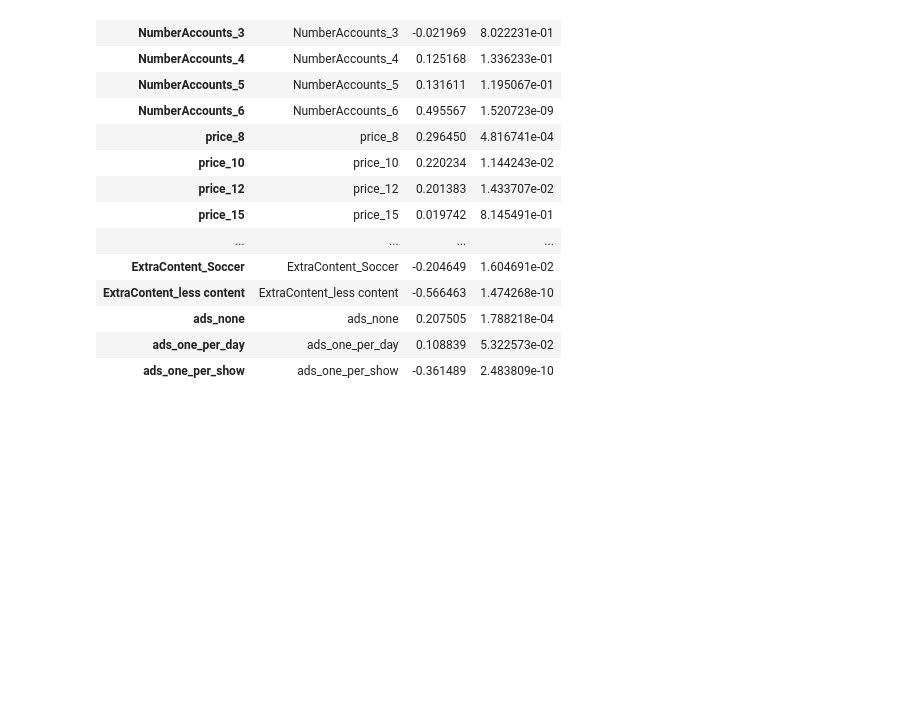
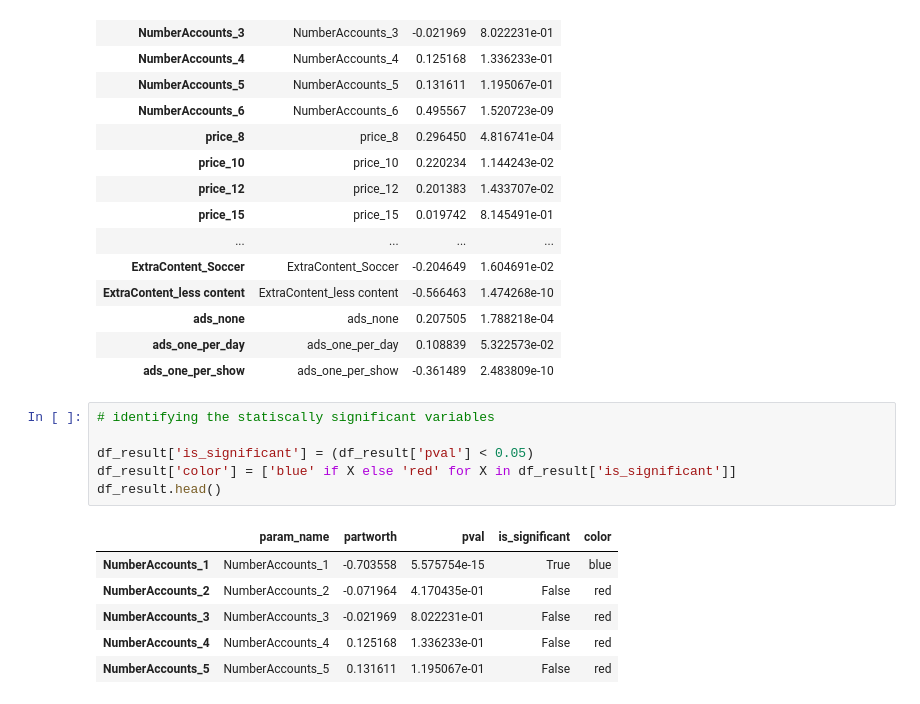
Before and after one commit to jeremysb1/conjoint-analysis, a Jupyter notebook: cbc.ipynb, the cells around one changed output. Cells and saved outputs as stored; diff of their text form; blank space fills up the shorter version.

```diff
--- a/cbc.ipynb
+++ b/cbc.ipynb
@@ -111,6 +111,19 @@ df_result
 | ads_none | ads_none | 0.207505 | 1.788218e-04 |
 | ads_one_per_day | ads_one_per_day | 0.108839 | 5.322573e-02 |
 | ads_one_per_show | ads_one_per_show | -0.361489 | 2.483809e-10 |
+# %%
+# identifying the statiscally significant variables
+
+df_result['is_significant'] = (df_result['pval'] < 0.05)
+df_result['color'] = ['blue' if X else 'red' for X in df_result['is_significant']]
+df_result.head()
+# %% [output]
+|  | param_name | partworth | pval | is_significant | color |
+| NumberAccounts_1 | NumberAccounts_1 | -0.703558 | 5.575754e-15 | True | blue |
+| NumberAccounts_2 | NumberAccounts_2 | -0.071964 | 4.170435e-01 | False | red |
+| NumberAccounts_3 | NumberAccounts_3 | -0.021969 | 8.022231e-01 | False | red |
+| NumberAccounts_4 | NumberAccounts_4 | 0.125168 | 1.336233e-01 | False | red |
+| NumberAccounts_5 | NumberAccounts_5 | 0.131611 | 1.195067e-01 | False | red |
 # %%
 # Plot the partworth
 f, ax = plt.subplots(figsize = (13, 10))
```
Also changed, not shown: parts of 2 cells of this notebook.
